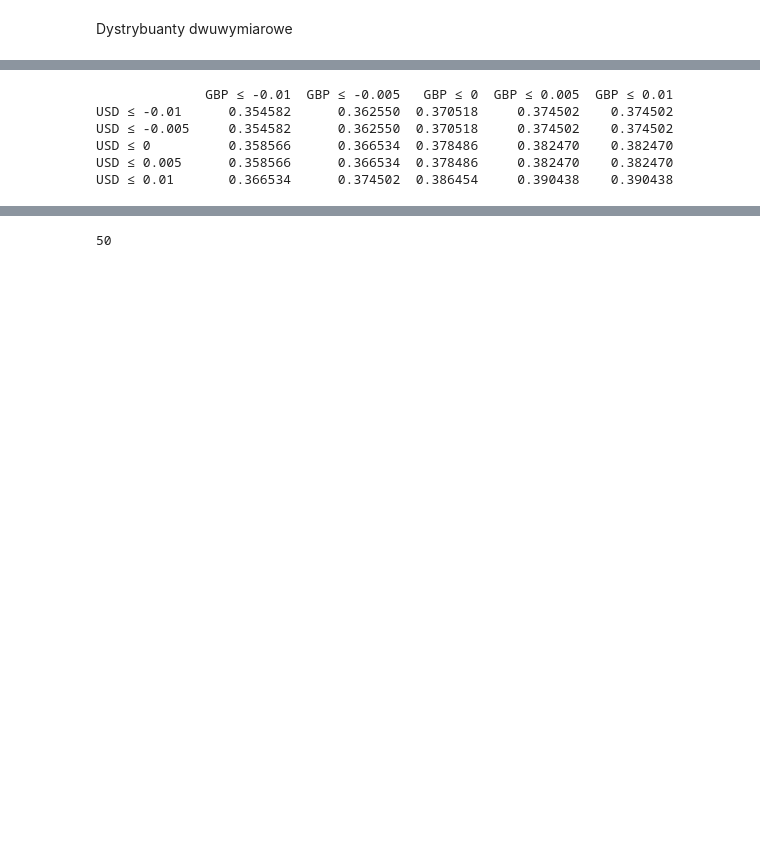
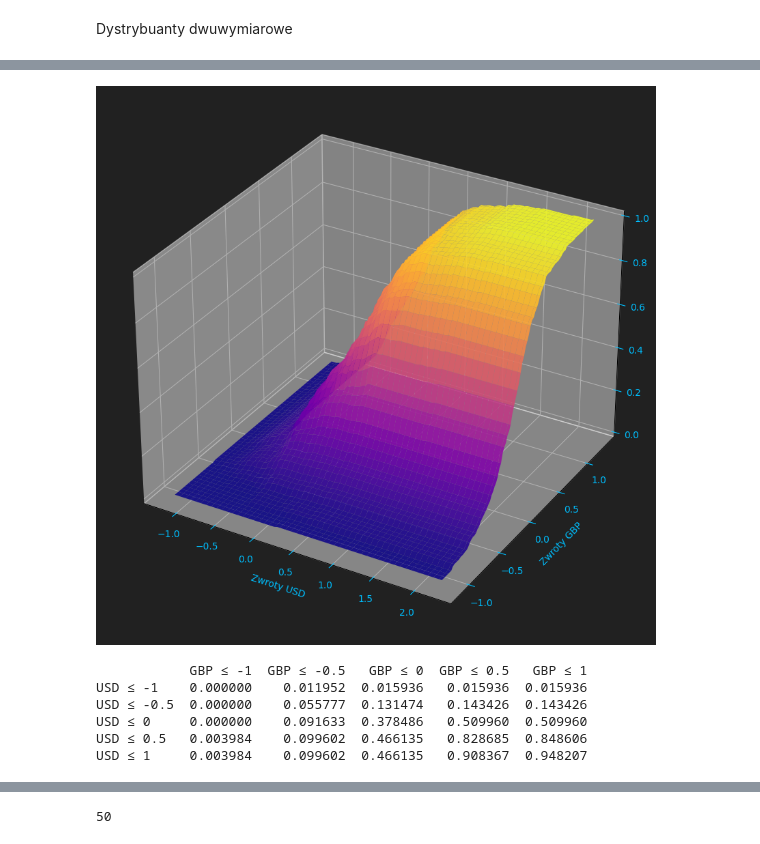
Before and after one commit to rafglo/Industry-Risk-Management, a Jupyter notebook: irm2 (2).ipynb, the cells around one changed output, grey strips where cells are left out. Cells and saved outputs as stored; diff of their text form; code cells hidden in the pictures; blank space fills up the shorter version.

```diff
--- a/irm2 (2).ipynb
+++ b/irm2 (2).ipynb
@@ -939,6 +1031,51 @@ plt.show()
+# %%
+X = df[["returns_USD", "returns_GBP"]].dropna().to_numpy()
+
+# Siatka
+x = np.linspace(X[:, 0].min(), X[:, 0].max(), 100)
+y = np.linspace(X[:, 1].min(), X[:, 1].max(), 100)
+X_grid, Y_grid = np.meshgrid(x, y)
+
+# Obliczanie dystrybuanty empirycznej
+cdf = np.zeros_like(X_grid)
+
+for i in range(len(x)):
+    for j in range(len(y)):
+        cdf[j, i] = np.mean((X[:, 0] <= x[i]) & (X[:, 1] <= y[j]))
+
+# Normalizacja (opcjonalnie)
+cdf = cdf / cdf.max()
+
+# Tworzenie wykresu
+fig = plt.figure(figsize=(10, 8))
+ax = fig.add_subplot(111, projection='3d')
+
+# Tło
+fig.patch.set_facecolor('#212121')
+ax.set_facecolor('#212121')
+
+# Powierzchnia
+surf = ax.plot_surface(X_grid, Y_grid, cdf, cmap='plasma', edgecolor='none', alpha=0.9)
+
+# Etykiety
+ax.set_xlabel("Zwroty USD", color='deepskyblue')
+ax.set_ylabel("Zwroty GBP", color='deepskyblue')
+ax.set_zlabel("Dystrybuanta empiryczna", labelpad=15, color='deepskyblue')
+
+# Ticks
+ax.tick_params(colors='deepskyblue')
+
+# Siatka
+ax.grid(color='gray', linestyle='--', linewidth=0.5)
+
+# Dopasowanie
+plt.subplots_adjust(left=0, right=1, bottom=0, top=1)
+plt.show()
+# %% [output]
+[figure, added]
 # %%
-x_thresh = [-0.01, -0.005, 0, 0.005, 0.01]
-y_thresh = [-0.01, -0.005, 0, 0.005, 0.01]
+x_thresh = [-1, -0.5, 0, 0.5, 1]
+y_thresh = [-1, -0.5, 0, 0.5, 1]
 
 cdf_matrix = np.zeros((len(x_thresh), len(y_thresh)))
 
@@ -951,12 +1088,12 @@ cdf_df = pd.DataFrame(cdf_matrix, index=[f"USD ≤ {round(a, 4)}" for a in x_thr
 
 print(cdf_df)
 # %% [output]
-              GBP ≤ -0.01  GBP ≤ -0.005   GBP ≤ 0  GBP ≤ 0.005  GBP ≤ 0.01
-USD ≤ -0.01      0.354582      0.362550  0.370518     0.374502    0.374502
-USD ≤ -0.005     0.354582      0.362550  0.370518     0.374502    0.374502
-USD ≤ 0          0.358566      0.366534  0.378486     0.382470    0.382470
-USD ≤ 0.005      0.358566      0.366534  0.378486     0.382470    0.382470
-USD ≤ 0.01       0.366534      0.374502  0.386454     0.390438    0.390438
+            GBP ≤ -1  GBP ≤ -0.5   GBP ≤ 0  GBP ≤ 0.5   GBP ≤ 1
+USD ≤ -1    0.000000    0.011952  0.015936   0.015936  0.015936
+USD ≤ -0.5  0.000000    0.055777  0.131474   0.143426  0.143426
+USD ≤ 0     0.000000    0.091633  0.378486   0.509960  0.509960
+USD ≤ 0.5   0.003984    0.099602  0.466135   0.828685  0.848606
+USD ≤ 1     0.003984    0.099602  0.466135   0.908367  0.948207
 # %%
 from scipy.stats import gaussian_kde
 from mpl_toolkits.mplot3d import Axes3D
```
Also changed, not shown: parts of 41 cells of this notebook.
